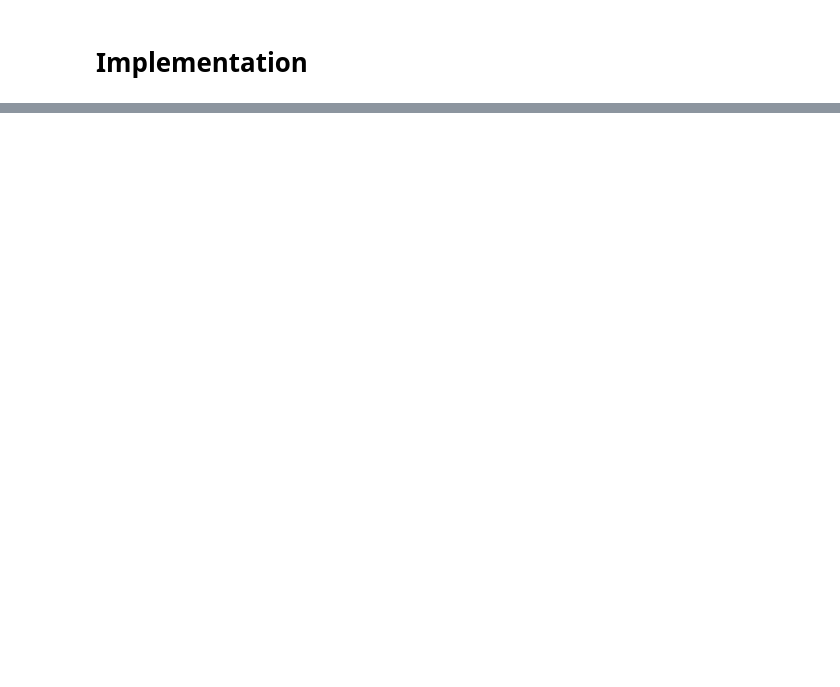
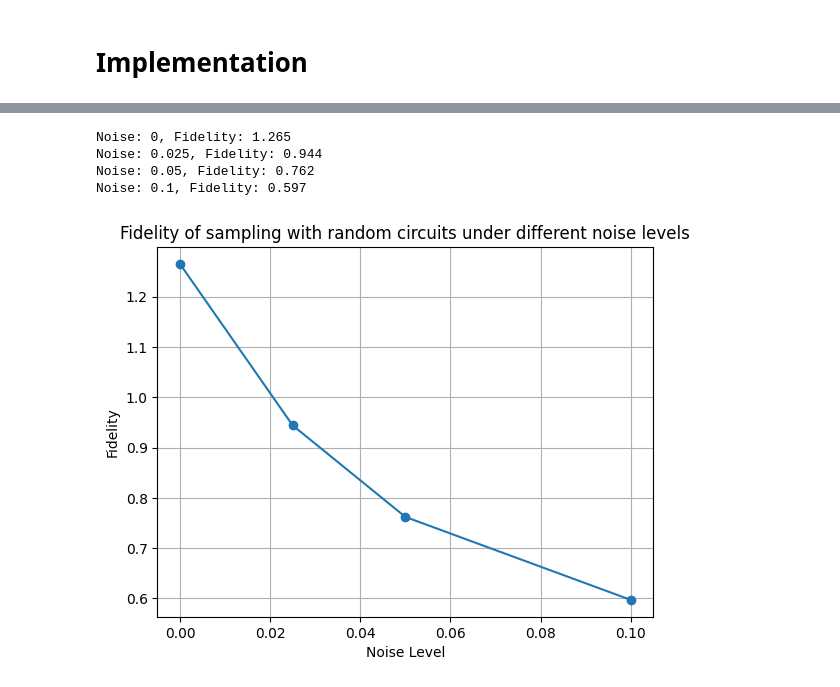
Before and after one commit to mariomeendezz/Quantum-Computing-Notebooks, a Jupyter notebook: notebooks/8. Random Circuit Sampling.ipynb, the cells around one changed output, grey strips where cells are left out. Saved outputs shown, nothing was run; the diff lists cells and outputs as text; code cells hidden in the pictures; blank space fills up the shorter version.

```diff
--- a/notebooks/8. Random Circuit Sampling.ipynb
+++ b/notebooks/8. Random Circuit Sampling.ipynb
@@ -58,0 +139,66 @@ plt.show()
+# %%
+# Define parameters
+n = 10
+n_circuits = 200
+n_samples = 20
+n_layers = 200
+error_list = [0, 0.025, 0.05, 0.1]
+# %%
+# Fidelity for sampling with random circuits under different noise levels
+fidelities = []
+
+for p_error in error_list:
+    # Define a noise model with a readout error
+    noise_model = NoiseModel()
+    readout_error = ReadoutError([[1-p_error, p_error],  # |0> is measured incorrectly as |1> with probability p_error
+                                [p_error, 1-p_error]]) # |1> is measured incorrectly as |0> with probability p_error
+    noise_model.add_all_qubit_readout_error(readout_error)
+    noisy_simulator = AerSimulator(noise_model=noise_model, seed_simulator=SEED)
+
+    # Sampling with random circuits
+    p_c = []
+
+    for i in range(n_circuits):
+        # Generate a random circuit with n qubits and n_layers depth (max_operands = 2 to ensure max 2-qubit gates)
+        qc = random_circuit(
+            num_qubits = n,
+            depth = n_layers,
+            seed = 1234 + i,
+            max_operands = 2,
+            measure = True
+        )
+        # Transpile and run
+        qc_t = transpile(qc, backend=noisy_simulator, optimization_level=0)
+        job = noisy_simulator.run(qc_t, shots=n_samples, seed_simulator=SEED, memory=True)
+        result = job.result()
+
+        # Get the bitstrings and convert them to integer indices
+        bitstrings = result.get_memory(qc_t)
+        meas_idx = [int(b, 2) for b in bitstrings]
+
+        # Remove final measurements to compute the statevector
+        qc.remove_final_measurements()
+        sv = Statevector(qc)
+        for idx in meas_idx:
+            # Append the probability of the measured state
+            p_c.append(abs(sv[idx])**2)
+
+    # Get the fidelity for sampling with random circuits
+    circuit_fid = F_xeb(p_c, n)
+    fidelities.append(circuit_fid)
+    print(f"Noise: {p_error}, Fidelity: {circuit_fid}")
+# %% [output]
+Noise: 0, Fidelity: 1.265
+Noise: 0.025, Fidelity: 0.944
+Noise: 0.05, Fidelity: 0.762
+Noise: 0.1, Fidelity: 0.597
+# %%
+# Plot the fidelities as a function of the noise level
+plt.plot(error_list, fidelities, marker='o')
+plt.title("Fidelity of sampling with random circuits under different noise levels")
+plt.xlabel("Noise Level")
+plt.ylabel("Fidelity")
+plt.grid()
+plt.show()
+# %% [output]
+[figure, added]
```
Also changed, not shown: parts of 10 cells of this notebook.
